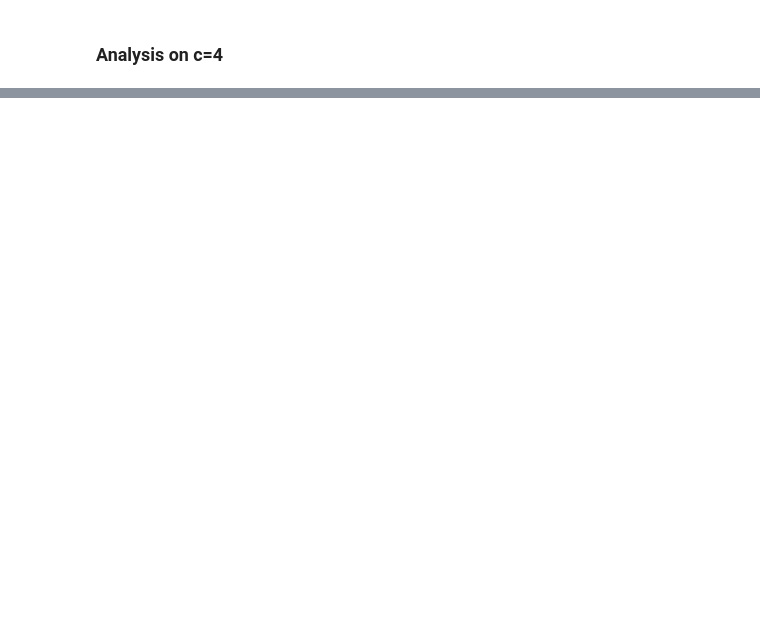
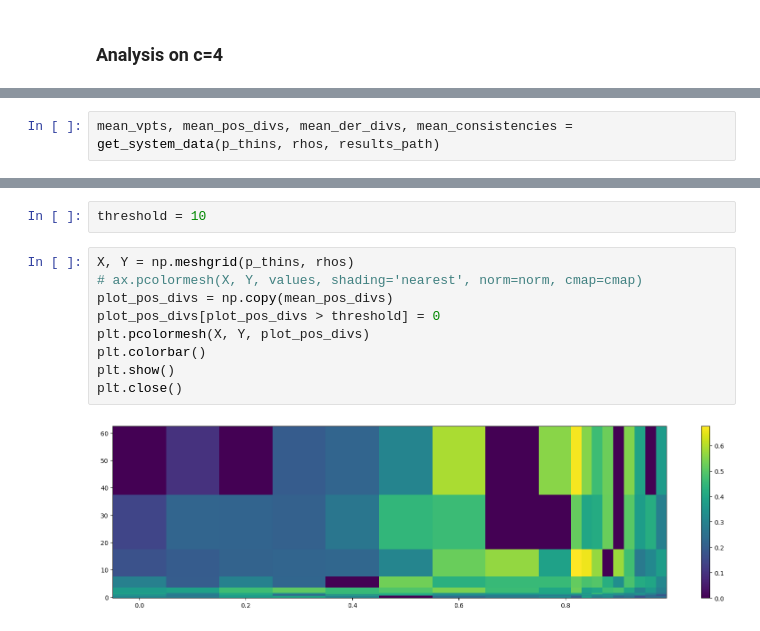
Before and after one commit to seyfdall/Thinned_Rescomp, a Jupyter notebook: data_analysis.ipynb, the cells around one changed output, grey strips where cells are left out. Drawn from its saved outputs; the diff is of its cells as text; blank space fills up the shorter version.

```diff
--- a/data_analysis.ipynb
+++ b/data_analysis.ipynb
@@ -148,0 +167,2 @@ VPT 1.388038558256497
+# %%
+mean_vpts, mean_pos_divs, mean_der_divs, mean_consistencies = get_system_data(p_thins, rhos, results_path)
@@ -148,0 +210,13 @@ VPT 1.388038558256497
+# %%
+threshold = 10
+# %%
+X, Y = np.meshgrid(p_thins, rhos)
+# ax.pcolormesh(X, Y, values, shading='nearest', norm=norm, cmap=cmap)
+plot_pos_divs = np.copy(mean_pos_divs)
+plot_pos_divs[plot_pos_divs > threshold] = 0
+plt.pcolormesh(X, Y, plot_pos_divs)
+plt.colorbar()
+plt.show()
+plt.close()
+# %% [output]
+[figure, added]
```
Also changed, not shown: parts of 16 cells of this notebook, 4 other files.
